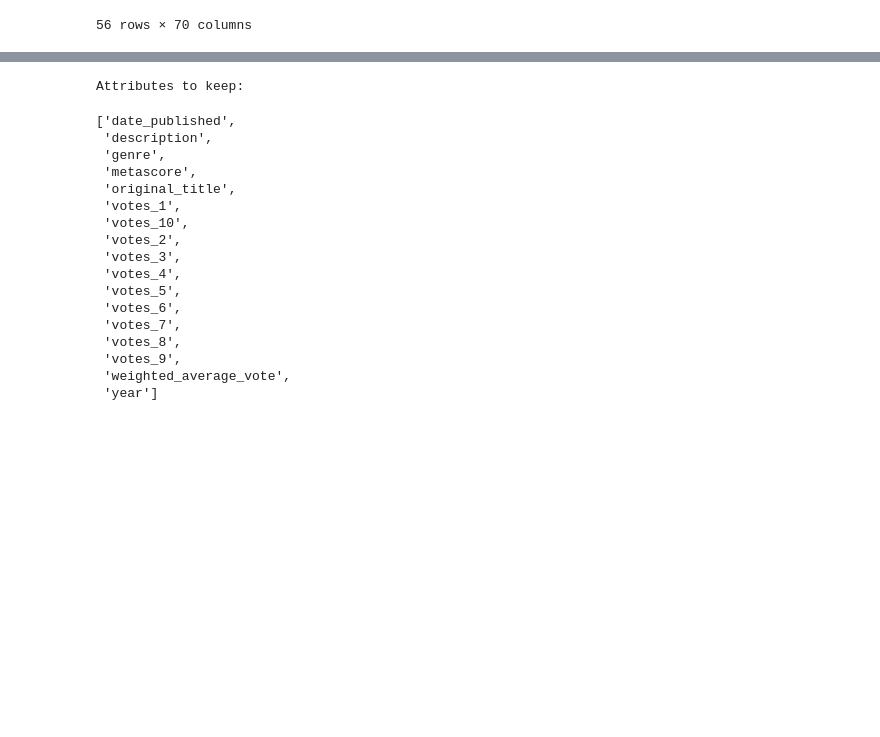
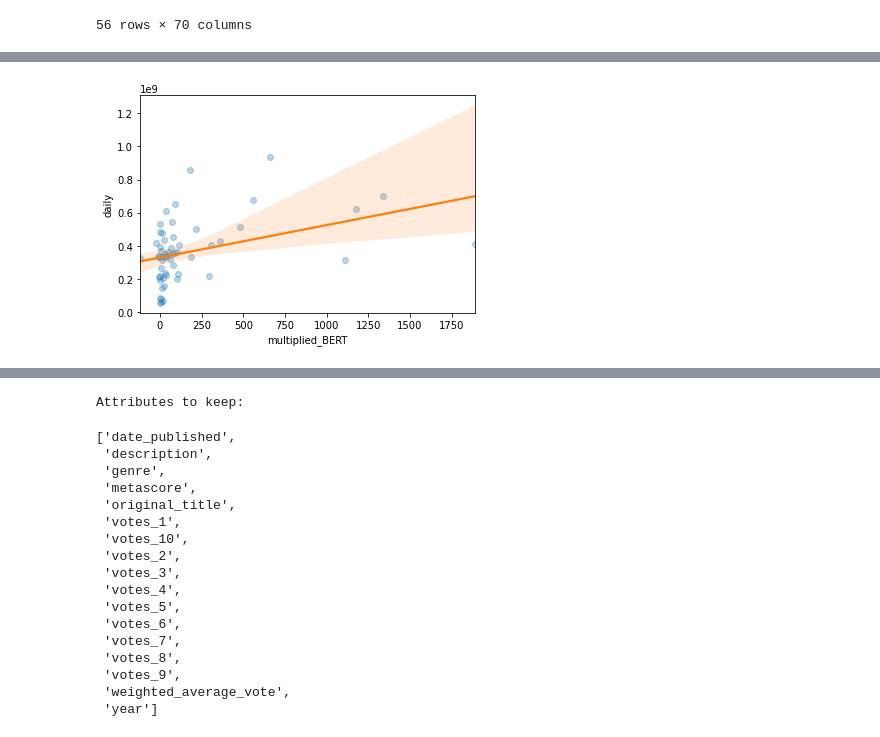
Before and after one commit to epfl-ada/ada-2021-project-f-jab, a Jupyter notebook: RQ2.ipynb, the cells around one changed output, grey strips where cells are left out. Saved outputs shown, nothing was run; the diff lists cells and outputs as text; code cells hidden in the pictures; blank space fills up the shorter version.

```diff
--- a/RQ2.ipynb
+++ b/RQ2.ipynb
@@ -163,0 +336,7 @@ df_imdb
+# %%
+sns.regplot(data=merged_df.groupby('movie').sum(), x='multiplied_BERT', y='daily',
+            line_kws = {'color': 'C1'},
+            scatter_kws = {'color': 'C0', 'alpha': 0.3})
+plt.show()
+# %% [output]
+[figure, added]
```
Also changed, not shown: parts of 62 cells of this notebook.
